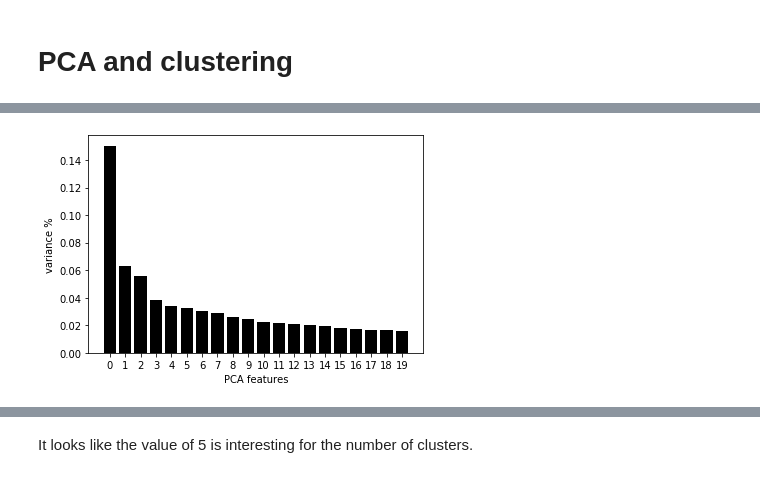
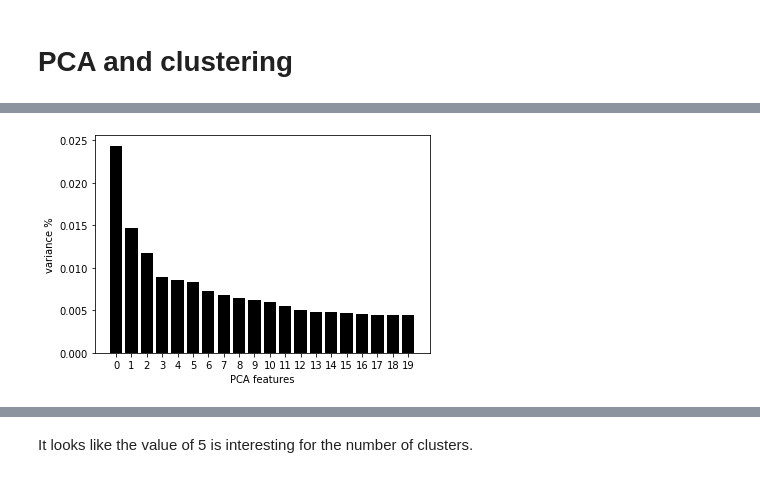
Before and after one commit to MariusHull/DoB-Jobs-Analytics, a Jupyter notebook: Data Cleaning Pipeline/Understanding_data.ipynb, the cells around one changed output, grey strips where cells are left out. Drawn from its saved outputs; the diff is of its cells as text; code cells hidden in the pictures.

```diff
--- a/Data Cleaning Pipeline/Understanding_data.ipynb
+++ b/Data Cleaning Pipeline/Understanding_data.ipynb
@@ -23,3 +38,29 @@ data = data.drop(["Unnamed: 0"], axis = 1)
+# %%
+# Converting prices to floats
+data["Initial Cost"] = data["Initial Cost"].apply(lambda x: x.replace('$','')).apply(lambda x: x.replace(',','')).astype(np.float64)
+data["Total Est. Fee"] = data["Total Est. Fee"].apply(lambda x: x.replace('$','')).apply(lambda x: x.replace(',','')).astype(np.float64)
+# %%
+# Horizontal Enlrgmt to dummy variables
+l = list(data["Horizontal Enlrgmt"])
+for i in range(len(l)):
+    if l[i]=='Y':
+        l[i]=1
+    elif l[i]=='N':
+        l[i]=0
+    elif l[i]=='0':
+        l[i]=0
+data["Horizontal Enlrgmt"] = pd.Series(l)
+# %%
+# Vertical Enlrgmt to dummy variables
+l = list(data["Vertical Enlrgmt"])
+for i in range(len(l)):
+    if l[i]=='Y':
+        l[i]=1
+    elif l[i]=='N':
+        l[i]=0
+    elif l[i]=='0':
+        l[i]=0
+data["Vertical Enlrgmt"] = pd.Series(l)
 # %%
 # Dates to datetime format
 dates_columns = ["Paid", "Fully Paid","Pre- Filing Date"]
@@ -259,0 +311,2 @@ data_corr_cost
+# %%
+data_num = data.select_dtypes(include=['float64','int64','uint8']).drop(['yearalter1', 'yearalter2','Doc #','JOB_S1_NO','JOB_NO_GOOD_COUNT','Bin #'],axis=1)
@@ -260,19 +576,19 @@ data_corr_cost
 # %%
 # Standardize the data to have a mean of ~0 and a variance of 1
-data_std = StandardScaler().fit_transform(data.select_dtypes(include=['float64','int64']))
+data_std = StandardScaler().fit_transform(data_clust)
 # Create a PCA instance: pca
 pca = PCA(n_components=20)
 principalComponents = pca.fit_transform(data_std)
 # Plot the explained variances
 features = range(pca.n_components_)
 plt.bar(features, pca.explained_variance_ratio_, color='black')
 plt.xlabel('PCA features')
 plt.ylabel('variance %')
 plt.xticks(features)
 # Save components to a DataFrame
 PCA_components = pd.DataFrame(principalComponents)
 # %% [output]
-[figure, old version]
+[figure, new version]
 # %%
 plt.figure(figsize = (15,15))
 plt.scatter(PCA_components[0], PCA_components[1], alpha=.1, color='black')
```
Also changed, not shown: parts of 32 cells of this notebook.
